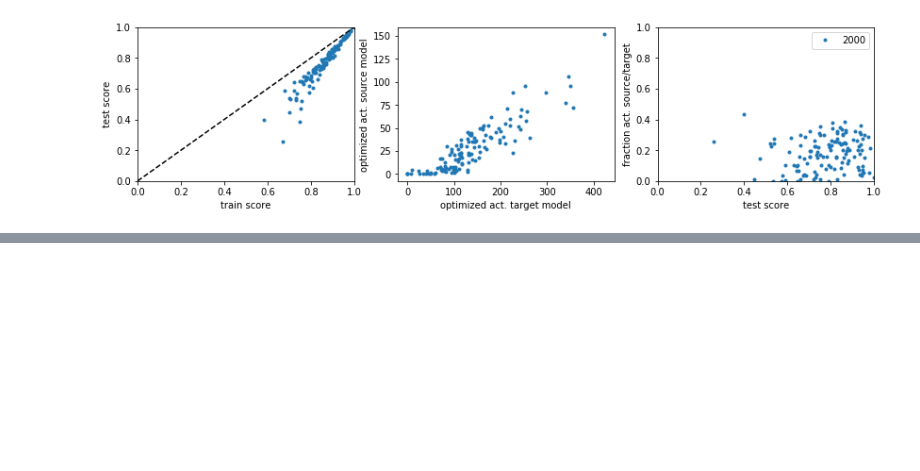
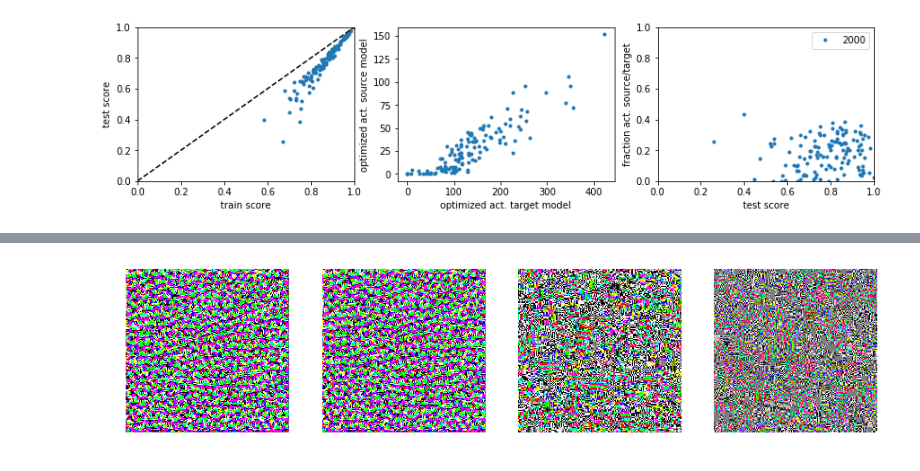
Before and after one commit to chongguo/SimNeuroController, a Jupyter notebook: Note110420.ipynb, the cells around one changed output, grey strips where cells are left out. Cells and saved outputs as stored; diff of their text form; code cells hidden in the pictures; blank space fills up the shorter version.

```diff
--- a/Note110420.ipynb
+++ b/Note110420.ipynb
@@ -189,21 +100,23 @@ pca.fit(D)
 # %%
 Dpca = pca.transform(D)
 Dproj_pc1 = Dpca[:,0].reshape(img_dim)
 
 plt.figure(figsize=(15,40))
 plt.subplot(1,4,1)
 plt.imshow(float2rgb(tempimg))
 plt.axis('off')
 plt.subplot(1,4,2)
-plt.imshow(float2rgb(Dproj_pc1))
+plt.imshow(float2rgb(-Dproj_pc1))
 plt.axis('off')
 plt.subplot(1,4,3)
 plt.imshow(float2rgb(D[:,5].reshape(img_dim)))
 plt.axis('off')
 plt.subplot(1,4,4)
 plt.imshow(float2rgb(D[:,-5].reshape(img_dim)))
 plt.axis('off')
 plt.show()
+# %% [output]
+[figure, added]
 # %%
 plt.plot(pca.explained_variance_,'.')
 plt.show()
```
Also changed, not shown: parts of 16 cells of this notebook.
